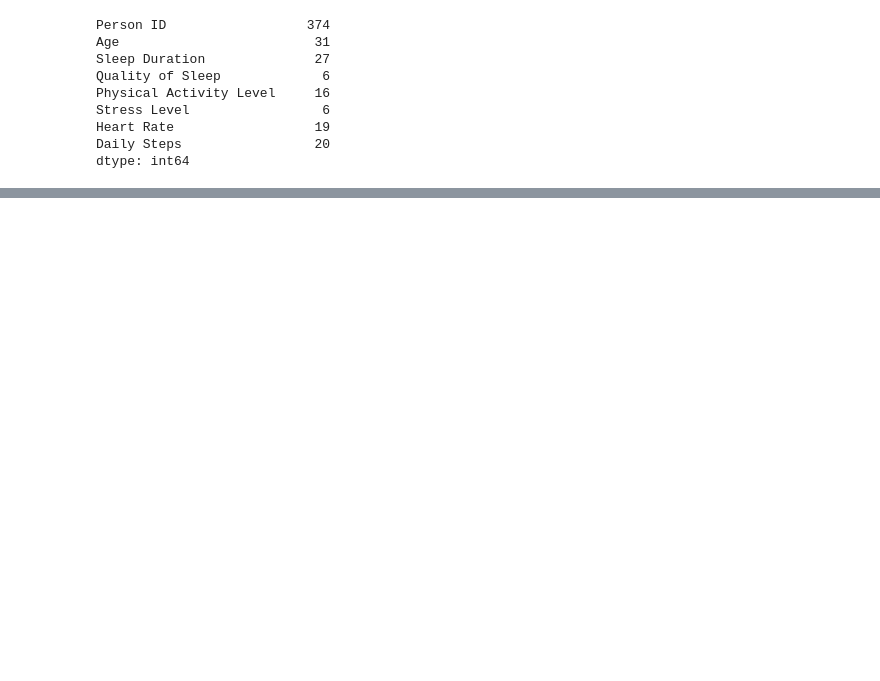
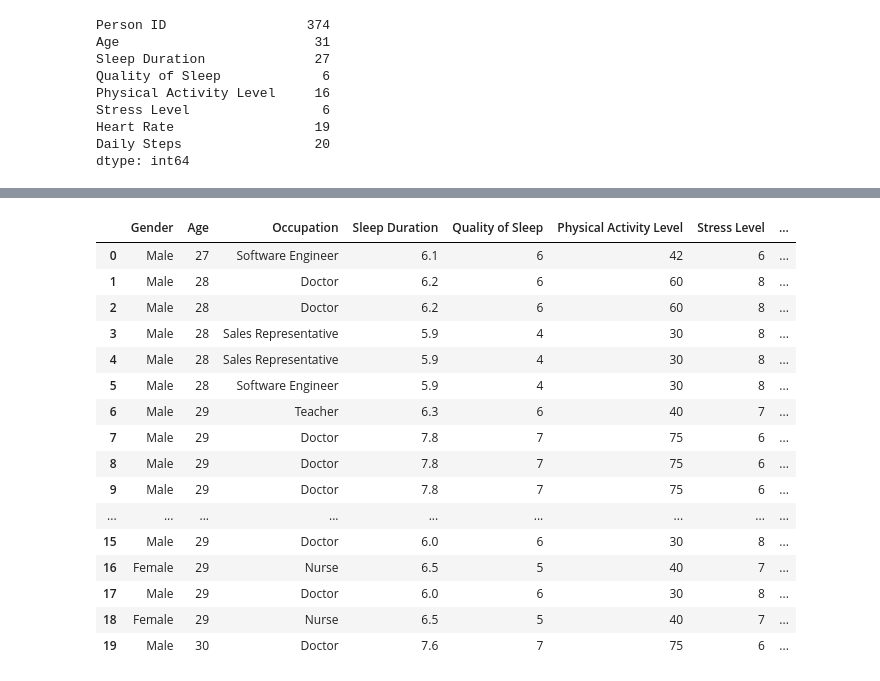
Before and after one commit to kavinduperera-source/UoM-T1-AI-stuff, a Jupyter notebook: Session 2/sleep_health.ipynb, the cells around one changed output, grey strips where cells are left out. Saved outputs shown, nothing was run; the diff lists cells and outputs as text; code cells hidden in the pictures; blank space fills up the shorter version.

```diff
--- a/Session 2/sleep_health.ipynb
+++ b/Session 2/sleep_health.ipynb
@@ -251,0 +245,31 @@ Transformed shape: (374, 47)
+# %%
+# Fill missing Sleep Disorder (optional: can be 0 or 'No Disorder')
+df['Sleep Disorder'] = df['Sleep Disorder'].fillna(0)
+
+# Split Blood Pressure correctly
+bp_split = df['Blood Pressure'].str.split('/', expand=True)
+df['BP_Systolic'] = pd.to_numeric(bp_split[0], errors='coerce')
+df['BP_Diastolic'] = pd.to_numeric(bp_split[1], errors='coerce')
+
+# Drop the original column
+df = df.drop(columns=['Blood Pressure'])
+# %%
+df.head(20)
+# %% [output]
+|  | Gender | Age | Occupation | Sleep Duration | Quality of Sleep | Physical Activity Level | Stress Level | ... |
+| 0 | Male | 27 | Software Engineer | 6.1 | 6 | 42 | 6 | ... |
+| 1 | Male | 28 | Doctor | 6.2 | 6 | 60 | 8 | ... |
+| 2 | Male | 28 | Doctor | 6.2 | 6 | 60 | 8 | ... |
+| 3 | Male | 28 | Sales Representative | 5.9 | 4 | 30 | 8 | ... |
+| 4 | Male | 28 | Sales Representative | 5.9 | 4 | 30 | 8 | ... |
+| 5 | Male | 28 | Software Engineer | 5.9 | 4 | 30 | 8 | ... |
+| 6 | Male | 29 | Teacher | 6.3 | 6 | 40 | 7 | ... |
+| 7 | Male | 29 | Doctor | 7.8 | 7 | 75 | 6 | ... |
+| 8 | Male | 29 | Doctor | 7.8 | 7 | 75 | 6 | ... |
+| 9 | Male | 29 | Doctor | 7.8 | 7 | 75 | 6 | ... |
+| ... | ... | ... | ... | ... | ... | ... | ... | ... |
+| 15 | Male | 29 | Doctor | 6.0 | 6 | 30 | 8 | ... |
+| 16 | Female | 29 | Nurse | 6.5 | 5 | 40 | 7 | ... |
+| 17 | Male | 29 | Doctor | 6.0 | 6 | 30 | 8 | ... |
+| 18 | Female | 29 | Nurse | 6.5 | 5 | 40 | 7 | ... |
+| 19 | Male | 30 | Doctor | 7.6 | 7 | 75 | 6 | ... |
```
Also changed, not shown: parts of 16 cells of this notebook, 2 other files.
